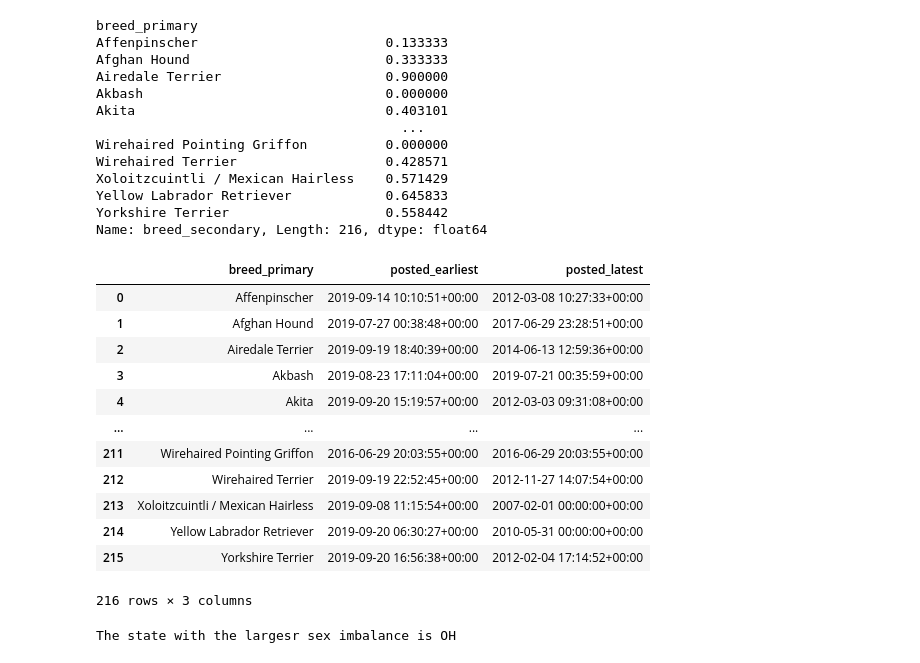
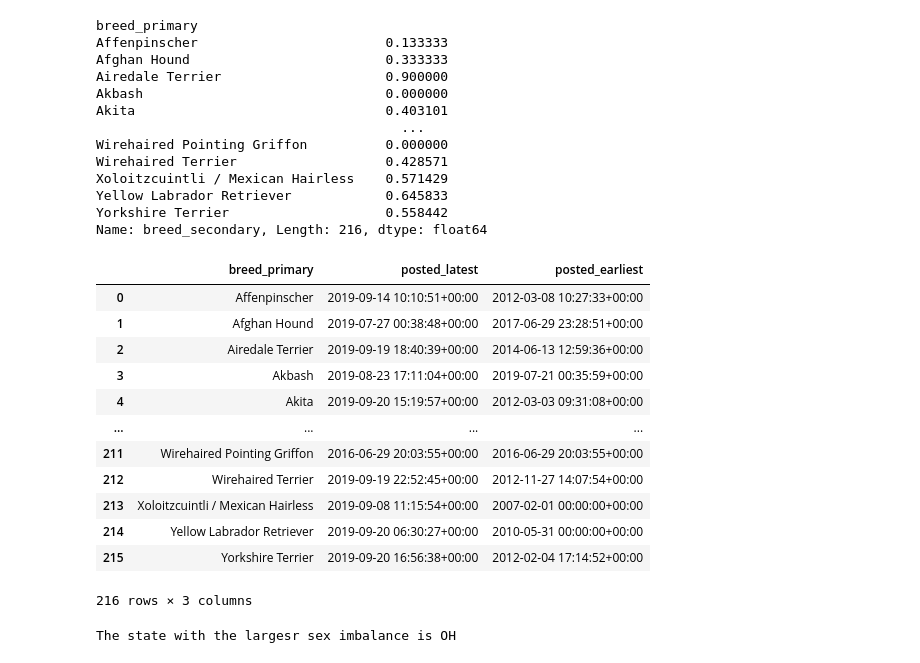
Before and after one commit to DavideGhilardi/FCSproject, a Jupyter notebook: adoptions.ipynb, the cells around one changed output. Cells and saved outputs as stored; diff of their text form; code cells hidden in the pictures.

```diff
--- a/adoptions.ipynb
+++ b/adoptions.ipynb
@@ -13,7 +11,7 @@ Mounted at /content/drive
 # Data reading
 
 #data_path = "/content/drive/MyDrive/DS Shared/FCS" # for drive input
-#data_path = ""
+data_path = ""
 
 dogs = pd.read_csv(os.path.join(data_path, "datasets/dogs.csv"))
 dogs_travel = pd.read_csv(os.path.join(data_path, "datasets/dogTravel.csv"), index_col=0)
@@ -176,15 +174,15 @@ Name: breed_secondary, Length: 216, dtype: float64
 # %%
 # 4. For each (primary) breed, determine the earliest and the latest posted timestamp.
 
 # Find the latest timestamp for each primary breed
 min_date = dogs.iloc[(dogs.groupby("breed_primary")["posted"].idxmax())][["breed_primary", "posted"]]
 # Find the earliest timestamp for each primary breed
 max_date = dogs.iloc[(dogs.groupby("breed_primary")["posted"].idxmin())][["breed_primary", "posted"]]
 
 # Merge the two and change the suffixes
-pd.merge(min_date, max_date, on='breed_primary', suffixes=['_earliest', '_latest'])
+pd.merge(min_date, max_date, on='breed_primary', suffixes=['_latest', '_earliest'])
 # %% [output]
-|  | breed_primary | posted_earliest | posted_latest |
+|  | breed_primary | posted_latest | posted_earliest |
 | 0 | Affenpinscher | 2019-09-14 10:10:51+00:00 | 2012-03-08 10:27:33+00:00 |
 | 1 | Afghan Hound | 2019-07-27 00:38:48+00:00 | 2017-06-29 23:28:51+00:00 |
 | 2 | Airedale Terrier | 2019-09-19 18:40:39+00:00 | 2014-06-13 12:59:36+00:00 |
```
Also changed, not shown: parts of 7 cells of this notebook.
